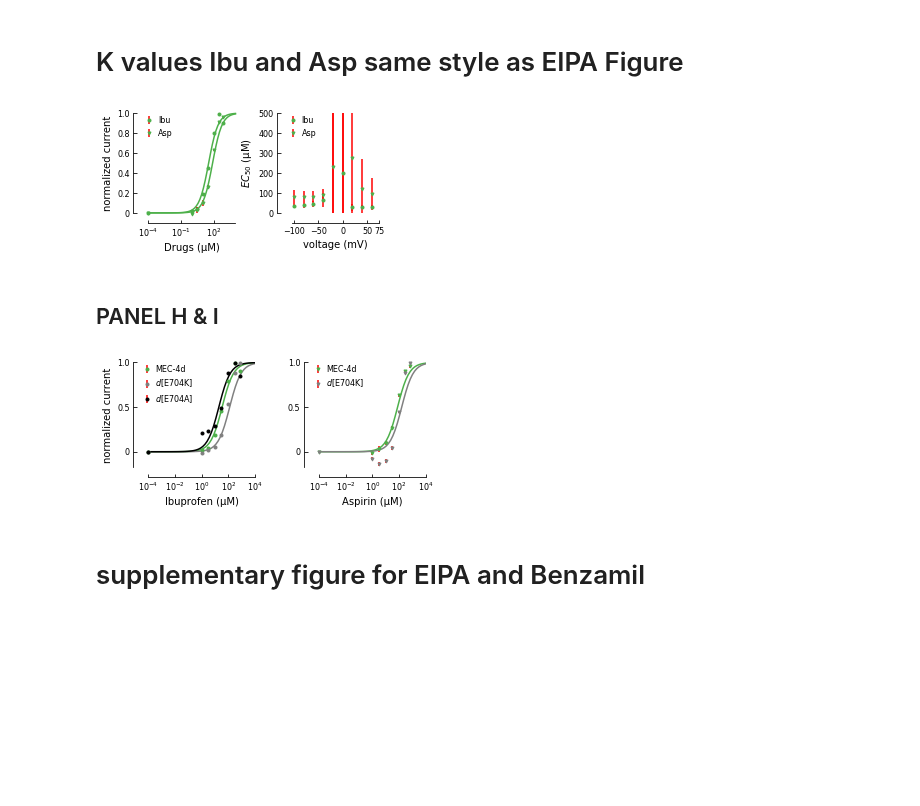
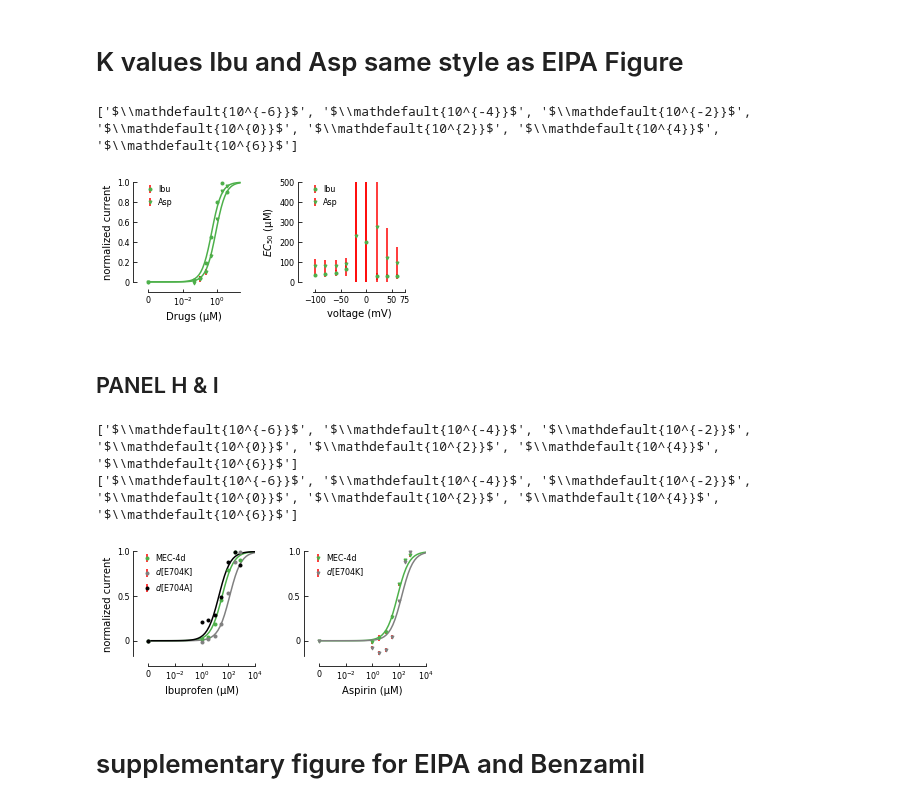
Before and after one commit to sfechner/JupyterNotebooksDEGENaCPharm, a Jupyter notebook: DoseResponseDATA.ipynb, the cells around one changed output. Cells and saved outputs as stored; diff of their text form; code cells hidden in the pictures; blank space fills up the shorter version.

```diff
--- a/DoseResponseDATA.ipynb
+++ b/DoseResponseDATA.ipynb
@@ -1484,9 +1484,9 @@ fig = plt.figure(figsize=(9, 2.2))
 
 
 
-ax5 = plt.subplot(1,4,1)
+ax5 = plt.subplot(1,3,1)
 plt.xscale('log')
-ax6 = plt.subplot(1,4,2)
+ax6 = plt.subplot(1,3,2)
 
 
 ylimDose = [0, 1]
@@ -1539,10 +1539,26 @@ ax5.get_xaxis().set_tick_params(direction='in')
 #ax2.plot([-1,20], [0,0] , 'k--', color='#000000', linewidth=1)#gray line for Zero or 1
 ax5.tick_params(axis='both', which='major', labelsize=AxisTickLabelSize)
 ax5.set_xlabel('Drugs (µM)',fontsize=AxisLabelSize)
+#ax5.yaxis.set_visible(False)
+#ax5.spines['left'].set_position(('data', 0))
 ax5.set_ylabel('normalized current',fontsize=AxisLabelSize)
+#axesText = ''
+#ax5.set_ylabel(axesText)
+#ax5.text(0, 0, 'current, $\it{I}$ (µA)',fontsize=10,rotation=90,ha='center')
+
+#ax5.text(-2.4, -2.35,'normalized Current',fontsize=AxisLabelSize)
 ax5.legend()
 ax5.tick_params(axis='both', which='major', labelsize=AxisTickLabelSize)
 ax5.legend(frameon=False,loc='upper center', bbox_to_anchor=(0.1, 1.05),handletextpad=0.05,fontsize=AxisLegendSize)
+
+plt.draw()      # Note, this line is important
+labels = [l.get_text() for l in ax5.get_xticklabels()]
+print(labels)
+labels[1] = '0'
+ax5.set_xticklabels(labels)
+
+
+
 #### plot 6
 #ax.legend(loc='upper center', bbox_to_anchor=(0.5, 1.00), shadow=True, ncol=2)
 #ax5.set_title("add legend drugs")
@@ -1609,35 +1625,36 @@ plt.gcf().subplots_adjust(bottom=0.25, left=0.1,hspace=0.6, wspace=0.65)
 #### add Hill Equations to plot
 #def func(x, Imax, n, Km): # Hill sigmoidal equation from zunzun.com
 def Hill(x, Imax, n, Km):
     return  Imax * np.power(x, n) / (np.power(Km, n) + np.power(x, n))
 
 #HILLBLOCK
 def Hillblock(xb, Imaxb, nb, Kmb):
     return  Imaxb * np.power(Kmb, nb) / (np.power(Kmb, nb) + np.power(xb, nb))
 
 xModel = np.logspace(-6, 4) #same for all
 
 #### Mean Hill values calulated at -60 mV
 MeanHillmg419EIPA = np.array([1,  1, KmEIPAmg419['mg419-Mean-Km-EIPA'][0]]) # [n,Imax,Km]
 y_mg419EIPA = Hillblock(xModel, *MeanHillmg419EIPA) #use fittedParameters or initialParameters(or others preciously calculated)
 ####
 
 
 
 ### Individual curves
 ax3.plot(xModel, y_mg419EIPA, color = colorsSINGLES[0],)
 
 
 
 
 
-plt.gcf().subplots_adjust(bottom=0.25, left=0.1,hspace=0.6, wspace=0.65)
+plt.gcf().subplots_adjust(bottom=0.25, left=0.25,hspace=0.7, wspace=0.8)
 
 
 
 plt.savefig(filedirManuscript+"Fig4-M4-Kvalues-IBU-ASP"+'.pdf')
 # %% [output]
+['$\\mathdefault{10^{-6}}$', '$\\mathdefault{10^{-4}}$', '$\\mathdefault{10^{-2}}$', '$\\mathdefault{10^{0}}$', '$\\mathdefault{10^{2}}$', '$\\mathdefault{10^{4}}$', '$\\mathdefault{10^{6}}$']
-[figure, old version]
+[figure, new version]
 # %% [markdown]
 ## PANEL H & I
 # %%
@@ -1740,6 +1757,17 @@ labels = [l.get_text() for l in ax8.get_yticklabels()]
 labels[0] = '0'
 ax8.set_yticklabels(labels)
 
+plt.draw()      # Note, this line is important
+labels = [l.get_text() for l in ax7.get_xticklabels()]
+print(labels)
+labels[1] = '0'
+ax7.set_xticklabels(labels)
+
+plt.draw()      # Note, this line is important
+labels = [l.get_text() for l in ax8.get_xticklabels()]
+print(labels)
+labels[1] = '0'
+ax8.set_xticklabels(labels)
 ###########################################################################################################
 #### add Hill Equations to plot
 #def func(x, Imax, n, Km): # Hill sigmoidal equation from zunzun.com
@@ -1781,7 +1809,9 @@ plt.gcf().subplots_adjust(bottom=0.3, left=0.2,hspace=0.5, wspace=0.6)
 
 plt.savefig(filedirManuscript+"Fig6-DoseResponseMUTANTS"+'.pdf')
 # %% [output]
+['$\\mathdefault{10^{-6}}$', '$\\mathdefault{10^{-4}}$', '$\\mathdefault{10^{-2}}$', '$\\mathdefault{10^{0}}$', '$\\mathdefault{10^{2}}$', '$\\mathdefault{10^{4}}$', '$\\mathdefault{10^{6}}$']
+['$\\mathdefault{10^{-6}}$', '$\\mathdefault{10^{-4}}$', '$\\mathdefault{10^{-2}}$', '$\\mathdefault{10^{0}}$', '$\\mathdefault{10^{2}}$', '$\\mathdefault{10^{4}}$', '$\\mathdefault{10^{6}}$']
-[figure, old version]
+[figure, new version]
 # %% [markdown]
 # supplementary figure for EIPA and Benzamil
 # %% [markdown]
```
Also changed, not shown: parts of 4 cells of this notebook, 1 other file.
